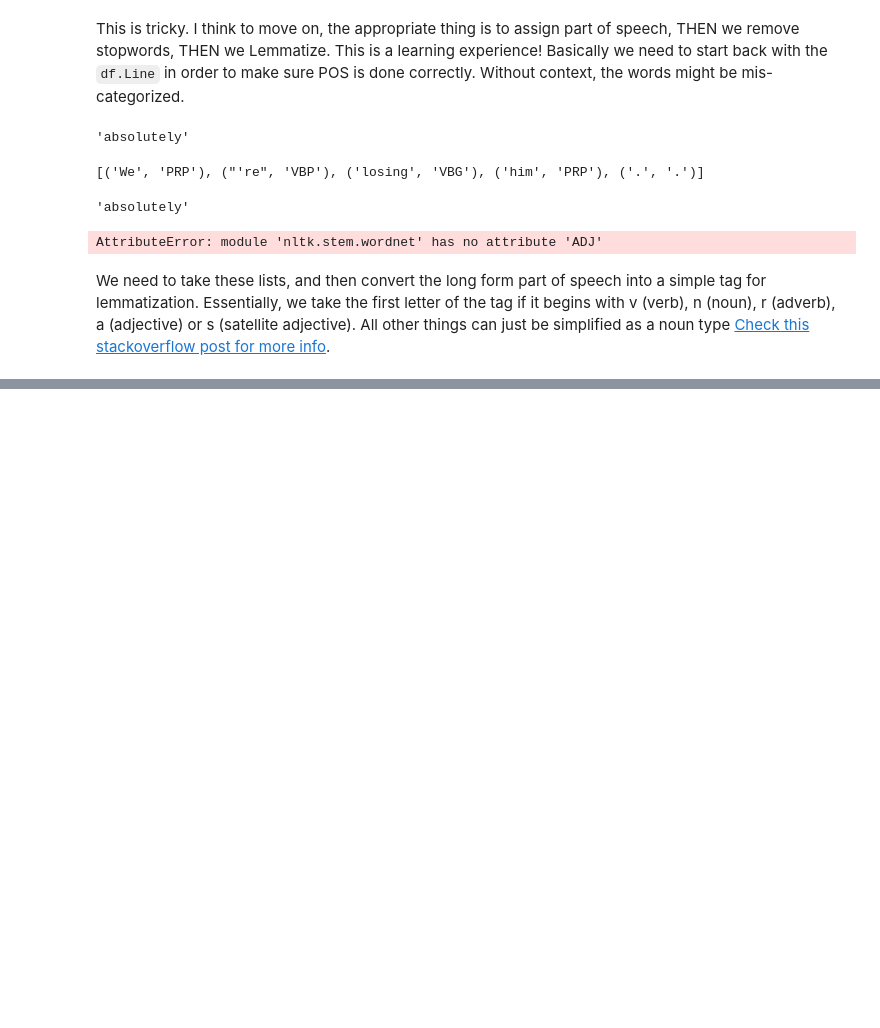
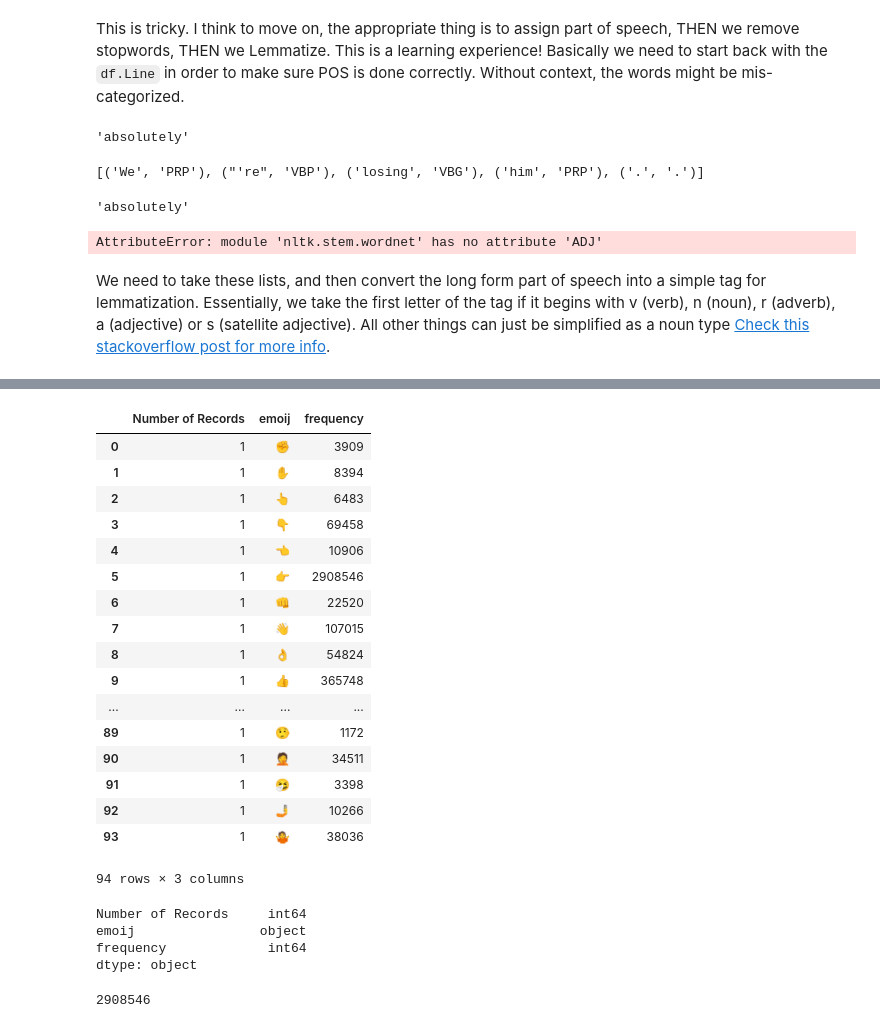
Before and after one commit to mccormd1/RandM_Transcript_Sentiment_Analysis, a Jupyter notebook: RandM_Words_and_NLP.ipynb, the cells around one changed output, grey strips where cells are left out. Drawn from its saved outputs; the diff is of its cells as text; code cells hidden in the pictures; blank space fills up the shorter version.

```diff
--- a/RandM_Words_and_NLP.ipynb
+++ b/RandM_Words_and_NLP.ipynb
@@ -1364,0 +1461,32 @@ We need to take these lists, and then convert the long form part of speech into
+# %%
+emoji
+# %% [output]
+|  | Number of Records | emoij | frequency |
+| 0 | 1 | ✊ | 3909 |
+| 1 | 1 | ✋ | 8394 |
+| 2 | 1 | 👆 | 6483 |
+| 3 | 1 | 👇 | 69458 |
+| 4 | 1 | 👈 | 10906 |
+| 5 | 1 | 👉 | 2908546 |
+| 6 | 1 | 👊 | 22520 |
+| 7 | 1 | 👋 | 107015 |
+| 8 | 1 | 👌 | 54824 |
+| 9 | 1 | 👍 | 365748 |
+| ... | ... | ... | ... |
+| 89 | 1 | 🤥 | 1172 |
+| 90 | 1 | 🤦 | 34511 |
+| 91 | 1 | 🤧 | 3398 |
+| 92 | 1 | 🤳 | 10266 |
+| 93 | 1 | 🤷 | 38036 |
+94 rows × 3 columns
+# %%
+emoji.dtypes
+# %% [output]
+Number of Records     int64
+emoij                object
+frequency             int64
+dtype: object
+# %%
+emoji.sort_values('frequency',ascending=False).frequency.iloc[0]
+# %% [output]
+2908546
```
Also changed, not shown: parts of 9 cells of this notebook, 4 other files.
